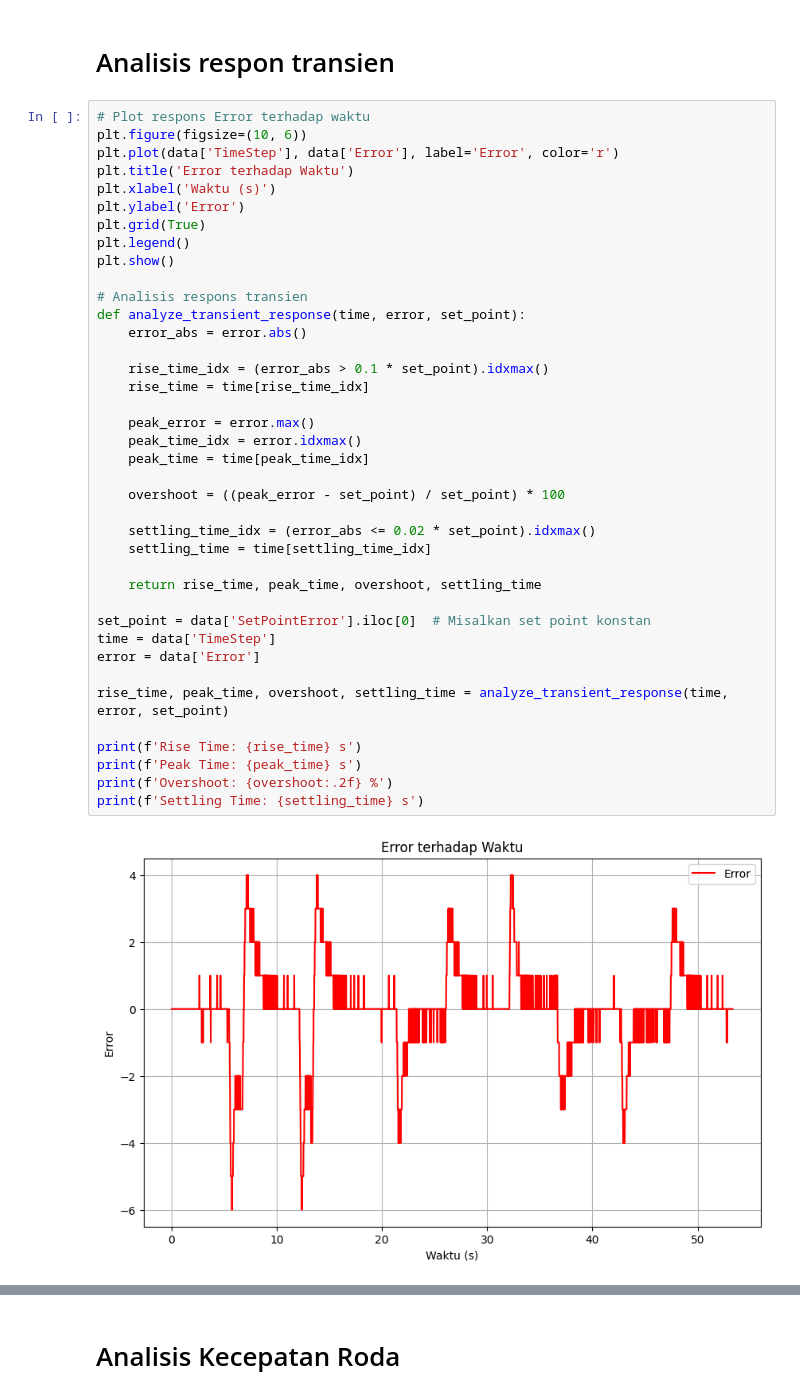
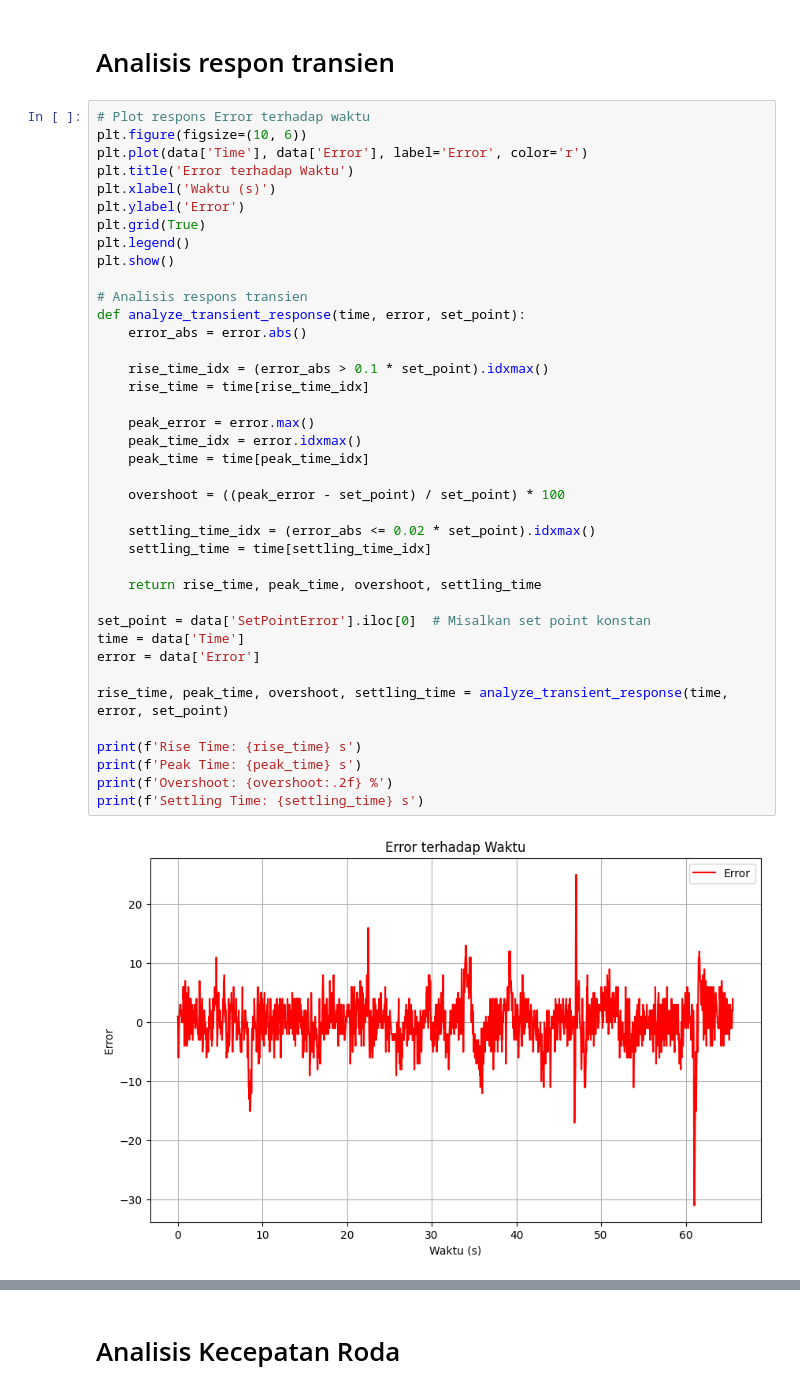
Before and after one commit to 2black0/Line-Follower-Computer-Vision-Webots, a Jupyter notebook: controllers/robot_controller/result-analysis.ipynb, the cells around one changed output, grey strips where cells are left out. Saved outputs shown, nothing was run; the diff lists cells and outputs as text.

```diff
--- a/controllers/robot_controller/result-analysis.ipynb
+++ b/controllers/robot_controller/result-analysis.ipynb
@@ -96,7 +97,7 @@ Mean Absolute Percentage Error (MAPE): 0.41%
 # %%
 # Plot respons Error terhadap waktu
 plt.figure(figsize=(10, 6))
-plt.plot(data['TimeStep'], data['Error'], label='Error', color='r')
+plt.plot(data['Time'], data['Error'], label='Error', color='r')
 plt.title('Error terhadap Waktu')
 plt.xlabel('Waktu (s)')
 plt.ylabel('Error')
@@ -105,32 +106,32 @@ plt.legend()
 plt.show()
 
 # Analisis respons transien
 def analyze_transient_response(time, error, set_point):
     error_abs = error.abs()
 
     rise_time_idx = (error_abs > 0.1 * set_point).idxmax()
     rise_time = time[rise_time_idx]
 
     peak_error = error.max()
     peak_time_idx = error.idxmax()
     peak_time = time[peak_time_idx]
 
     overshoot = ((peak_error - set_point) / set_point) * 100
 
     settling_time_idx = (error_abs <= 0.02 * set_point).idxmax()
     settling_time = time[settling_time_idx]
 
     return rise_time, peak_time, overshoot, settling_time
 
 set_point = data['SetPointError'].iloc[0]  # Misalkan set point konstan
-time = data['TimeStep']
+time = data['Time']
 error = data['Error']
 
 rise_time, peak_time, overshoot, settling_time = analyze_transient_response(time, error, set_point)
 
 print(f'Rise Time: {rise_time} s')
 print(f'Peak Time: {peak_time} s')
 print(f'Overshoot: {overshoot:.2f} %')
 print(f'Settling Time: {settling_time} s')
 # %% [output]
-[figure, old version]
+[figure, new version]
```
Also changed, not shown: parts of 8 cells of this notebook, 4 other files.
